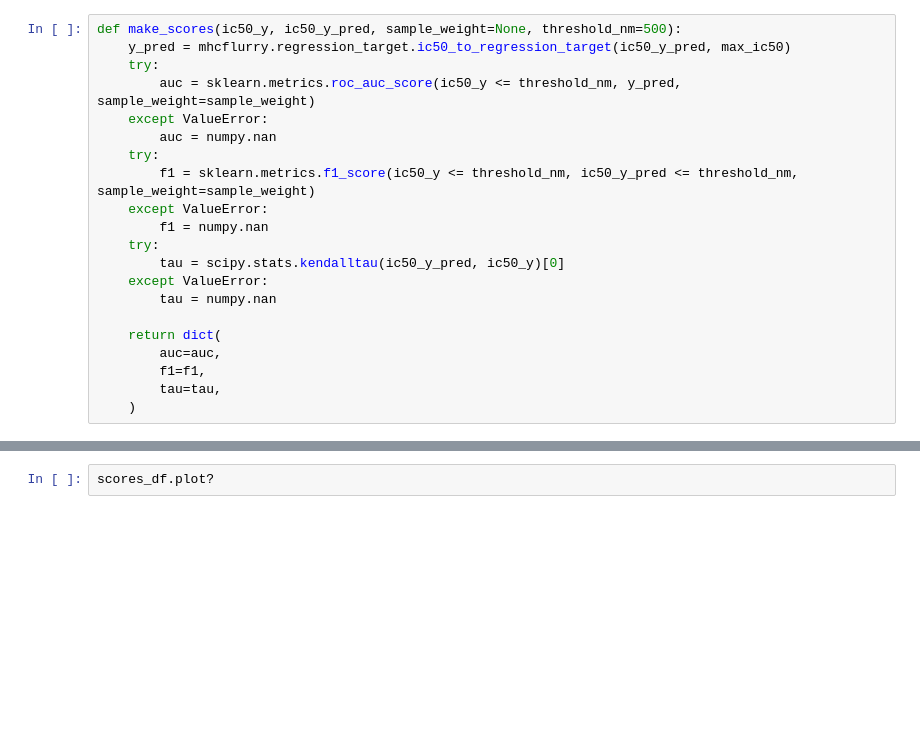
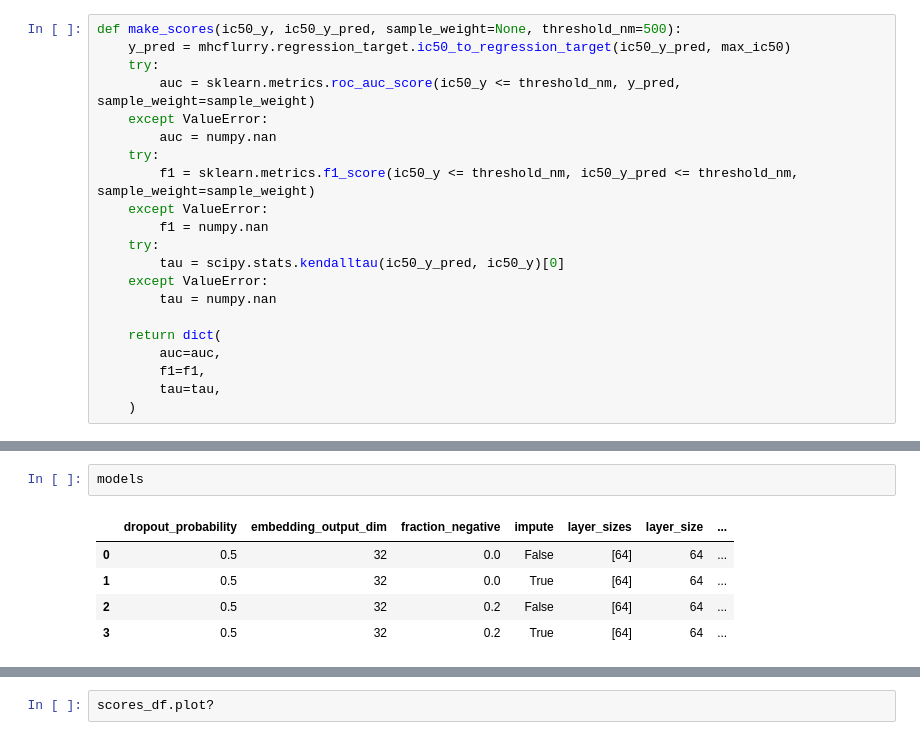
Before and after one commit to hammerlab/mhcflurry-icml-compbio-2016, a Jupyter notebook: notebooks/validation results analysis.ipynb, the cells around one changed output, grey strips where cells are left out. Cells and saved outputs as stored; diff of their text form; blank space fills up the shorter version.

```diff
--- a/notebooks/validation results analysis.ipynb
+++ b/notebooks/validation results analysis.ipynb
@@ -238,0 +272,8 @@ dtype: float64
+# %%
+models
+# %% [output]
+|  | dropout_probability | embedding_output_dim | fraction_negative | impute | layer_sizes | layer_size | ... |
+| 0 | 0.5 | 32 | 0.0 | False | [64] | 64 | ... |
+| 1 | 0.5 | 32 | 0.0 | True | [64] | 64 | ... |
+| 2 | 0.5 | 32 | 0.2 | False | [64] | 64 | ... |
+| 3 | 0.5 | 32 | 0.2 | True | [64] | 64 | ... |
```
Also changed, not shown: parts of 23 cells of this notebook, 2 other files.
